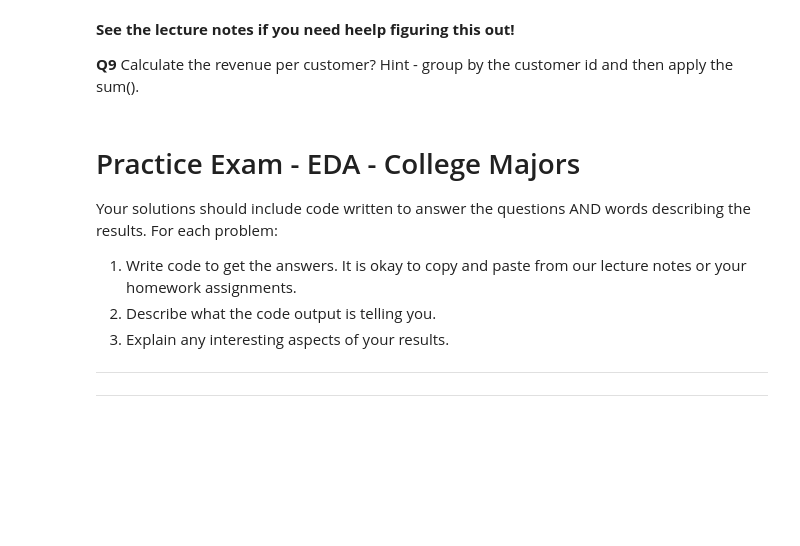
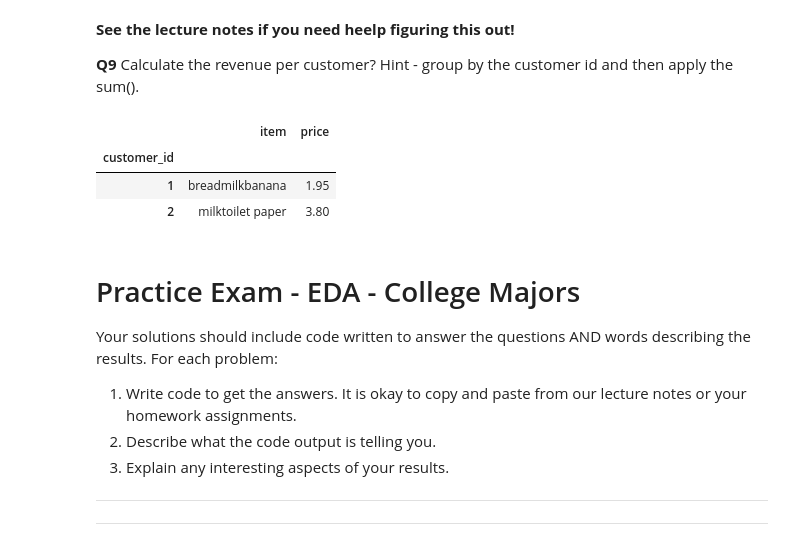
Before and after one commit to Joshuadavydov/Day7, a Jupyter notebook: Day7-HW.ipynb, the cells around one changed output. Saved outputs shown, nothing was run; the diff lists cells and outputs as text; code cells hidden in the pictures; blank space fills up the shorter version.

```diff
--- a/Day7-HW.ipynb
+++ b/Day7-HW.ipynb
@@ -145,7 +183,12 @@ Now, think about how to calculate revenue... we need to add up the total money w
 
 **Q9** Calculate the revenue per customer? Hint - group by the customer id and then apply the sum().
 # %%
-# Your code here
+DF_revenue.groupby(by=['customer_id']).sum()
+# %% [output]
+|  | item | price |
+| customer_id |  |  |
+| 1 | breadmilkbanana | 1.95 |
+| 2 | milktoilet paper | 3.80 |
 # %% [markdown]
 # Practice Exam - EDA - College Majors
 
```
Also changed, not shown: parts of 27 cells of this notebook.
